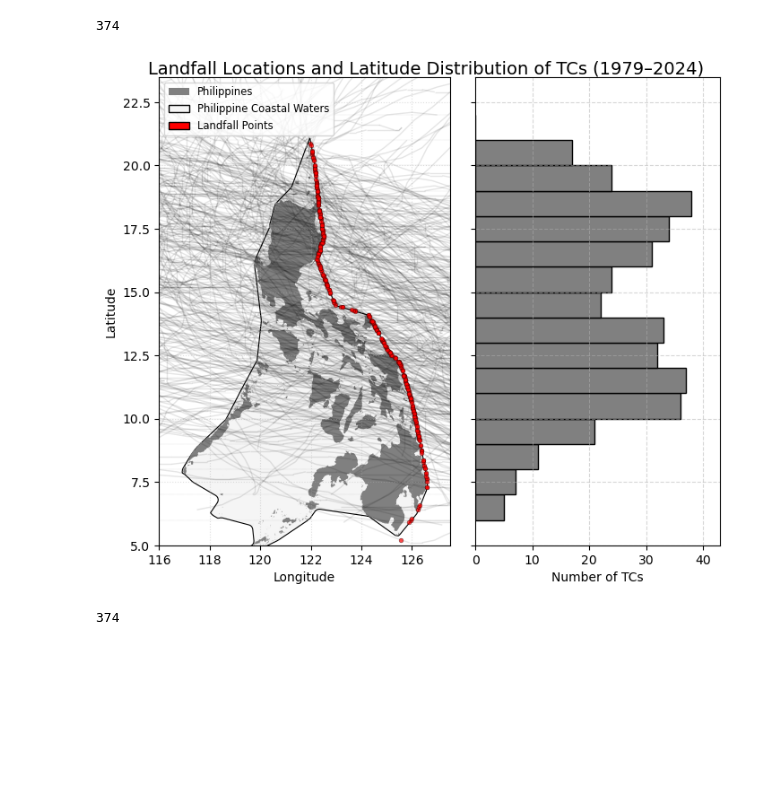
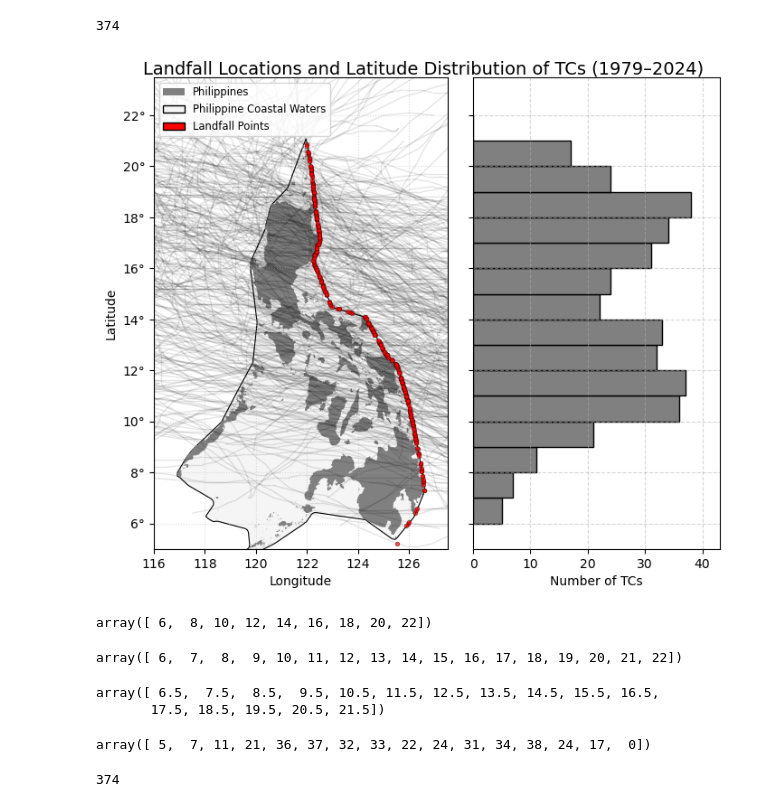
Before and after one commit to baracoma/tc-statistics, a Jupyter notebook: tc-characteristics.ipynb, the cells around one changed output. Cells and saved outputs as stored; diff of their text form; code cells hidden in the pictures; blank space fills up the shorter version.

Commit message:
Fixed latitude bins for Figure 2

```diff
--- a/tc-characteristics.ipynb
+++ b/tc-characteristics.ipynb
@@ -369,6 +369,16 @@ fig, (ax_map, ax_hist) = plt.subplots(
     gridspec_kw={'width_ratios': [2, 1]},
     sharey=True
 )
+
+
+latitudes = gdf_landfall['LAT'].values
+bins = np.arange(6, 23)
+counts, bin_edges = np.histogram(latitudes, bins=bins)
+bin_centers = 0.5 * (bin_edges[:-1] + bin_edges[1:])
+
+lat_ticks = bin_edges[::2]  # This will use the histogram bins as y-ticks
+lat_tick_labels = [f"{int(b)}°" for b in lat_ticks]
+
 
 # ===== Left Panel: Map =====
 phil_waters.plot(ax=ax_map, color='whitesmoke', edgecolor='black', linewidth=0.8)
@@ -394,41 +404,57 @@ ax_map.legend(handles=legend_handles, loc='upper left', fontsize='small', frameo
 # Map formatting
 
 ax_map.set_xlabel("Longitude")
 ax_map.set_ylabel("Latitude")
 ax_map.set_aspect('equal', 'box')
 ax_map.set_xlim([116, 127.5])
 ax_map.set_ylim([5, 23.5])
 # ax_map.set_title("Philippine Map with Coastal Waters", fontsize=12)
 ax_map.grid(True, linestyle=':', alpha=0.4)
 
-# Optional horizontal reference lines
-for lat in range(6, 23):
-    ax_map.axhline(lat, color='gray', linestyle=':', linewidth=0.3, alpha=0.5)
+ax_map.set_yticks(lat_ticks)
+ax_map.set_yticklabels(lat_tick_labels)
+
+# # Optional horizontal reference lines
+# for lat in range(6, 23):
+#     ax_map.axhline(lat, color='gray', linestyle=':', linewidth=0.3, alpha=0.5)
 
 # ===== Right Panel: Histogram =====
-latitudes = gdf_landfall['LAT'].values
-bins = np.arange(6, 23)
-counts, bin_edges = np.histogram(latitudes, bins=bins)
-bin_centers = 0.5 * (bin_edges[:-1] + bin_edges[1:])
 
 ax_hist.barh(bin_centers, counts, height=1, color='gray', edgecolor='black')
 ax_hist.set_xlabel("Number of TCs")
 # ax_hist.set_title("TC Landfall Distribution by Latitude", fontsize=12)
 ax_hist.grid(True, linestyle='--', alpha=0.5)
 ax_hist.set_xlim([0, max(counts) + 5])
 ax_hist.set_ylabel("")  # Shared y-axis with map
 
 # ===== Layout & Save =====
 # plt.subplots_adjust(wspace=0.15)
 # plt.tight_layout(rect=[0, 0, 1, 0.98])
 fig.subplots_adjust(left=0.06, right=0.98, bottom=0.08, top=0.95, wspace=-0.2)
 fig.suptitle("Landfall Locations and Latitude Distribution of TCs (1979–2024)",
              fontsize=14, y=0.98, x=0.57)
 
 plt.savefig("plot/Figure02_lat_landfall_map_and_hist.png", dpi=300, bbox_inches='tight')
 plt.show()
 # %% [output]
-[figure, old version]
+[figure, new version]
+# %%
+bin_edges[::2]
+# %% [output]
+array([ 6,  8, 10, 12, 14, 16, 18, 20, 22])
+# %%
+bins
+# %% [output]
+array([ 6,  7,  8,  9, 10, 11, 12, 13, 14, 15, 16, 17, 18, 19, 20, 21, 22])
+# %%
+bin_centers
+# %% [output]
+array([ 6.5,  7.5,  8.5,  9.5, 10.5, 11.5, 12.5, 13.5, 14.5, 15.5, 16.5,
+       17.5, 18.5, 19.5, 20.5, 21.5])
+# %%
+counts
+# %% [output]
+array([ 5,  7, 11, 21, 36, 37, 32, 33, 22, 24, 31, 34, 38, 24, 17,  0])
 # %%
 len(valid_lf_sids)
 # %% [output]
```
Also changed, not shown: 1 other file.
